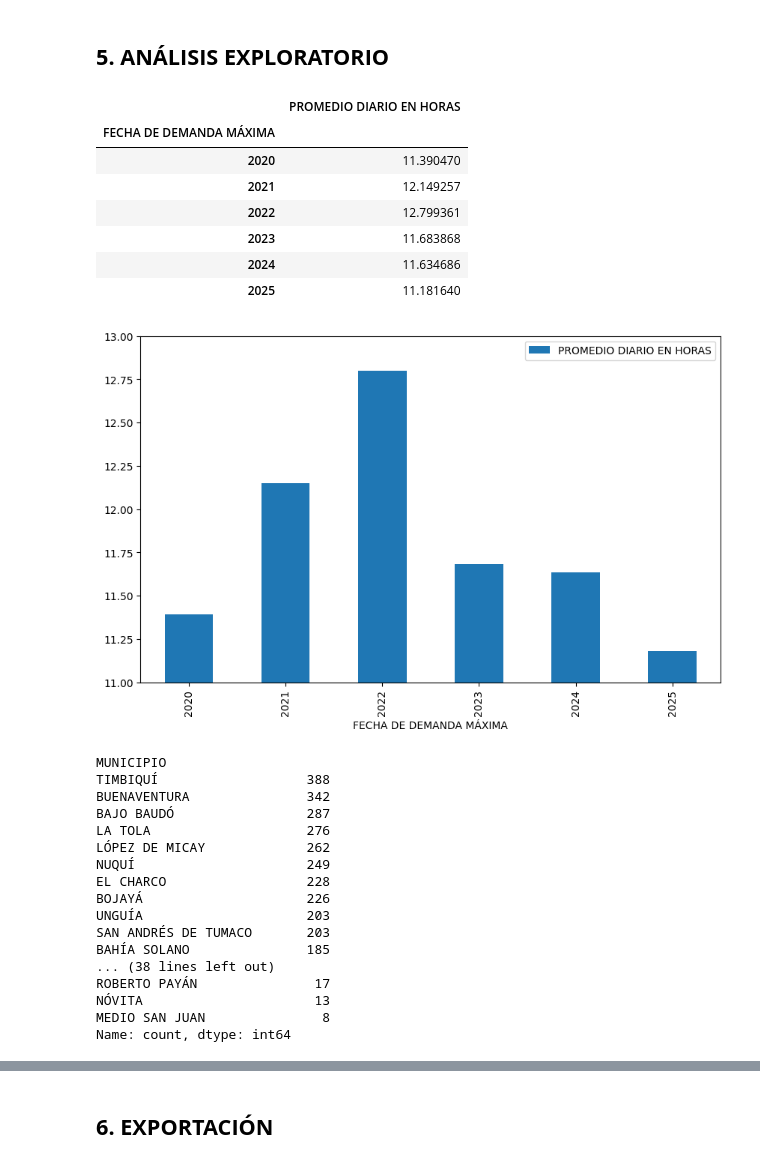
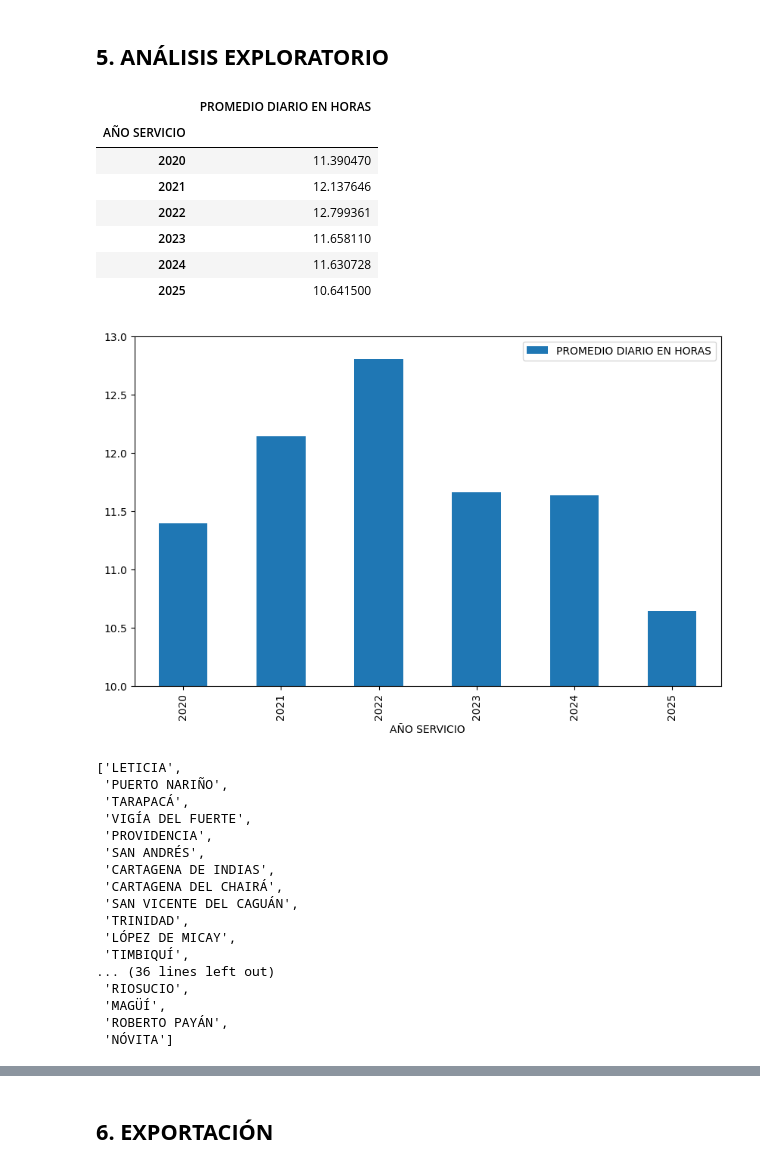
Before and after one commit to Angelthebestone/ANALIS-ZNI, a Jupyter notebook: NOTEBOOKS/ANALISIS ZNI.ipynb, the cells around one changed output, grey strips where cells are left out. Saved outputs shown, nothing was run; the diff lists cells and outputs as text; code cells hidden in the pictures.

```diff
--- a/NOTEBOOKS/ANALISIS ZNI.ipynb
+++ b/NOTEBOOKS/ANALISIS ZNI.ipynb
@@ -270,18 +324,0 @@ df_municipios = df_localidades.groupby(['ID DEPARTAMENTO', 'ID MUNICIPIO'], as_i
-# %%
-df_ZNI_limpio = pd.merge(df_ZNI,
-                          df_municipios,
-                          how= 'left',
-                          on= ['ID DEPARTAMENTO', 'ID MUNICIPIO'],
-                          validate='many_to_one')
-# %%
-df_ZNI_limpio.drop(columns = ['DEPARTAMENTO_x', 'MUNICIPIO_x'], inplace = True)
-
-DEPARTAMENTOS = df_ZNI_limpio.pop("DEPARTAMENTO_y")
-MUNICIPIOS = df_ZNI_limpio.pop("MUNICIPIO_y")
-
-df_ZNI_limpio.insert(1, 'DEPARTAMENTO', DEPARTAMENTOS)
-df_ZNI_limpio.insert(3, 'MUNICIPIO', MUNICIPIOS)
-# %%
-df_ZNI_limpio['LOCALIDAD'] = df_ZNI_limpio['LOCALIDAD'].str.split("(").str[0].str.strip()
-
-df_ZNI_limpio['LOCALIDAD'] = df_ZNI_limpio['LOCALIDAD'].apply(eliminar_tildes)
@@ -334,39 +416,39 @@ df_ICEE_final.insert(3, 'MUNICIPIO', POP_MUNICIPIOS)
 # %% [markdown]
 ## **5. ANÁLISIS EXPLORATORIO**
 # %%
-df_promedio_horas_servicio = pd.DataFrame(df_ZNI_limpio.groupby(df_ZNI_limpio['FECHA DE DEMANDA MÁXIMA'].dt.strftime('%Y'))['PROMEDIO DIARIO EN HORAS'].mean())
+df_promedio_horas_servicio = pd.DataFrame(df_ZNI_limpio.groupby(df_ZNI_limpio['AÑO SERVICIO'])['PROMEDIO DIARIO EN HORAS'].mean())
 df_promedio_horas_servicio
 # %% [output]
 |  | PROMEDIO DIARIO EN HORAS |
-| FECHA DE DEMANDA MÁXIMA |  |
+| AÑO SERVICIO |  |
 | 2020 | 11.390470 |
-| 2021 | 12.149257 |
+| 2021 | 12.137646 |
 | 2022 | 12.799361 |
-| 2023 | 11.683868 |
-| 2024 | 11.634686 |
-| 2025 | 11.181640 |
+| 2023 | 11.658110 |
+| 2024 | 11.630728 |
+| 2025 | 10.641500 |
 # %%
-df_promedio_horas_servicio.plot(kind = 'bar', figsize = (10, 6), ylim=(11, 13));
+df_promedio_horas_servicio.plot(kind = 'bar', figsize = (10, 6), ylim=(10, 13));
 # %% [output]
-[figure, old version]
+[figure, new version]
 # %%
-df_ZNI_limpio['MUNICIPIO'].value_counts()
+list(df_ZNI_limpio['MUNICIPIO'].unique())
 # %% [output]
-MUNICIPIO
-TIMBIQUÍ                   388
-BUENAVENTURA               342
-BAJO BAUDÓ                 287
-LA TOLA                    276
-LÓPEZ DE MICAY             262
-NUQUÍ                      249
-EL CHARCO                  228
-BOJAYÁ                     226
-UNGUÍA                     203
-SAN ANDRÉS DE TUMACO       203
-BAHÍA SOLANO               185
-... (38 lines left out)
-ROBERTO PAYÁN               17
-NÓVITA                      13
-MEDIO SAN JUAN               8
-Name: count, dtype: int64
+['LETICIA',
+ 'PUERTO NARIÑO',
+ 'TARAPACÁ',
+ 'VIGÍA DEL FUERTE',
+ 'PROVIDENCIA',
+ 'SAN ANDRÉS',
+ 'CARTAGENA DE INDIAS',
+ 'CARTAGENA DEL CHAIRÁ',
+ 'SAN VICENTE DEL CAGUÁN',
+ 'TRINIDAD',
+ 'LÓPEZ DE MICAY',
+ 'TIMBIQUÍ',
+... (36 lines left out)
+ 'RIOSUCIO',
+ 'MAGÜÍ',
+ 'ROBERTO PAYÁN',
+ 'NÓVITA']
 # %%
```
Also changed, not shown: parts of 58 cells of this notebook, 1 other file.
